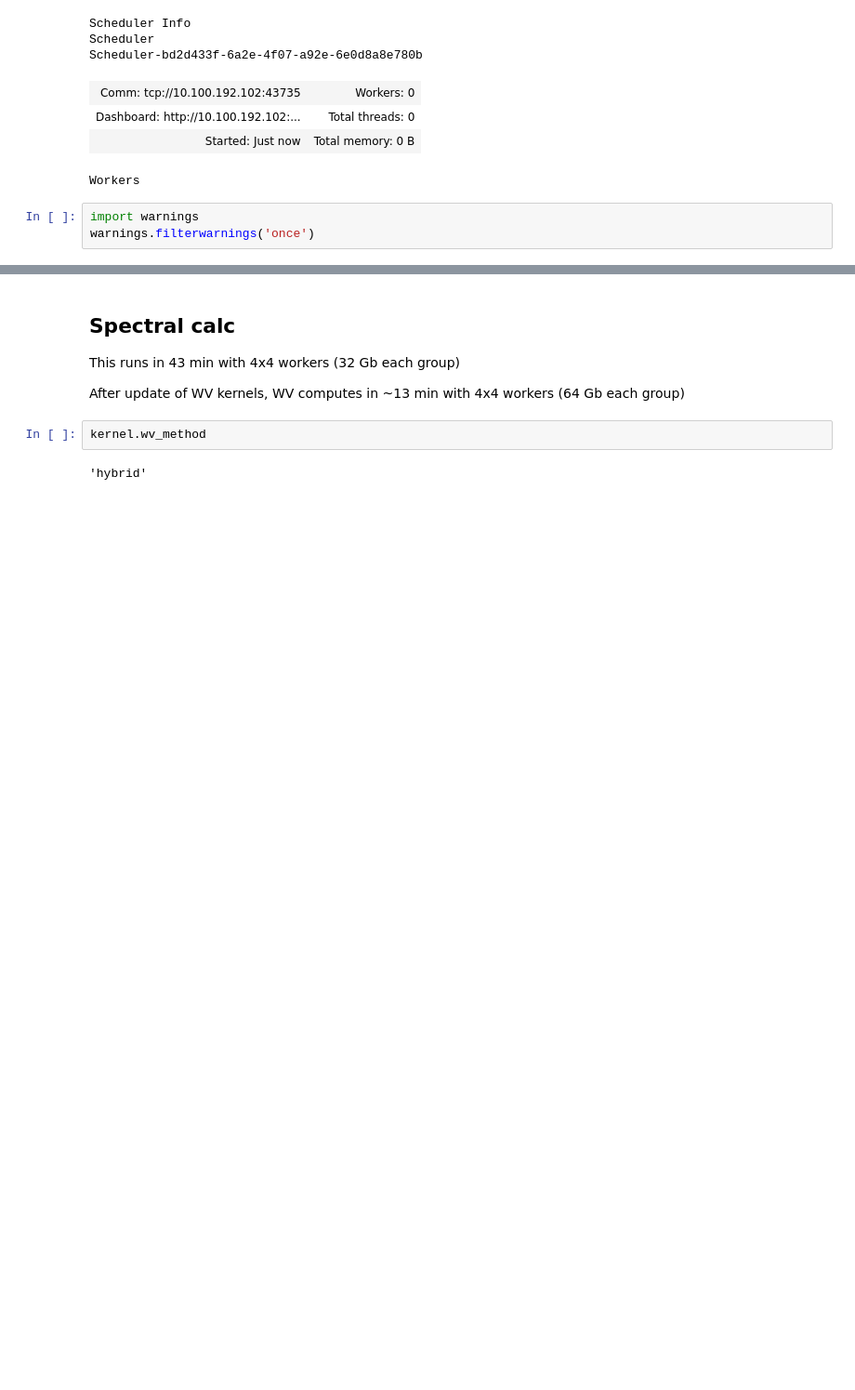
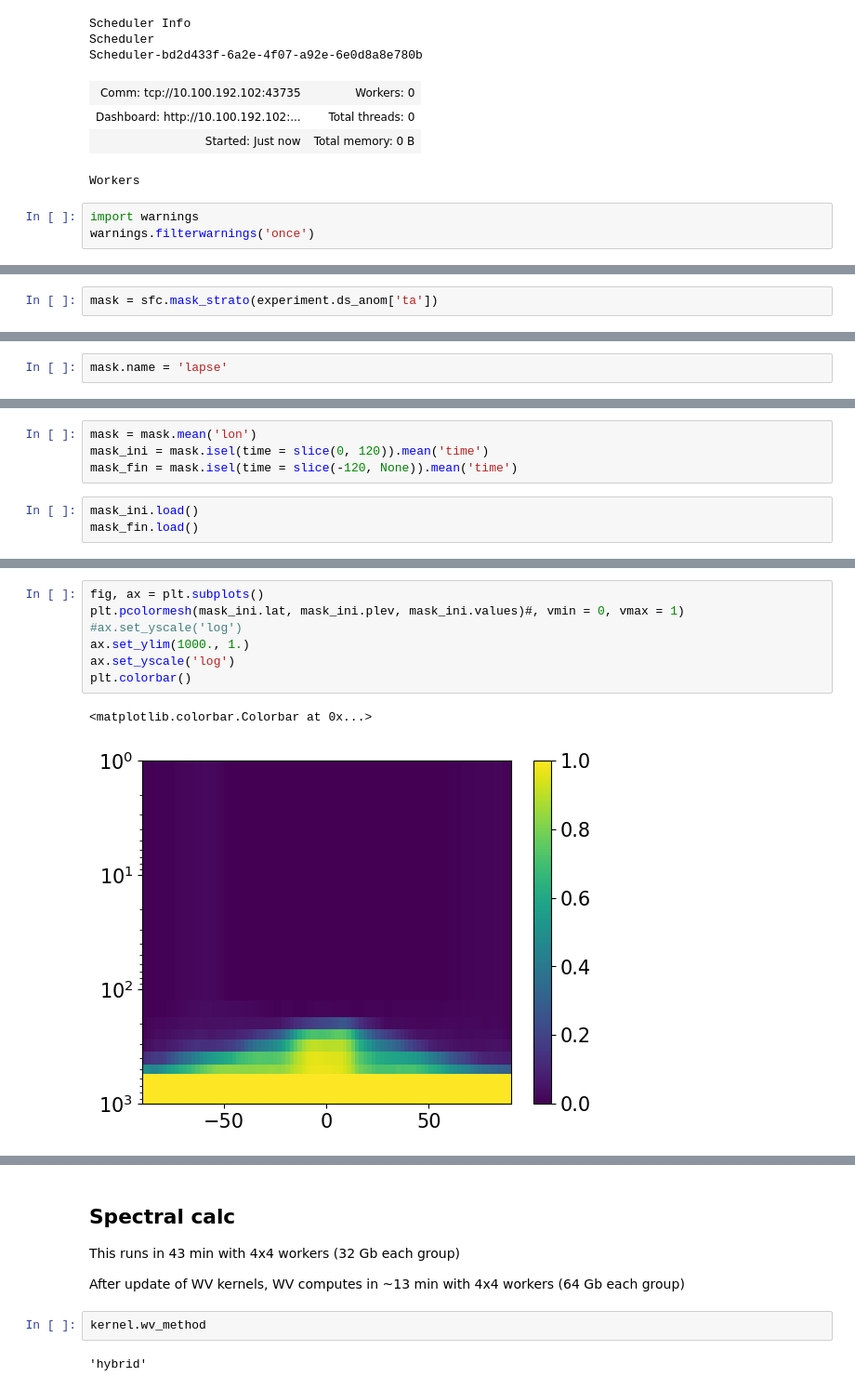
Before and after one commit to maalbanese/SpectFbCalc, a Jupyter notebook: spectfbcalc/test_kernel_spectral.ipynb, the cells around one changed output, grey strips where cells are left out. Shown at 93% size. Drawn from its saved outputs; the diff is of its cells as text; blank space fills up the shorter version.

```diff
--- a/spectfbcalc/test_kernel_spectral.ipynb
+++ b/spectfbcalc/test_kernel_spectral.ipynb
@@ -90,0 +180,2 @@ wv_vmr_log loaded
+# %%
+mask = sfc.mask_strato(experiment.ds_anom['ta'])
@@ -90,0 +230,2 @@ wv_vmr_log loaded
+# %%
+mask.name = 'lapse'
@@ -90,0 +236,7 @@ wv_vmr_log loaded
+# %%
+mask = mask.mean('lon')
+mask_ini = mask.isel(time = slice(0, 120)).mean('time')
+mask_fin = mask.isel(time = slice(-120, None)).mean('time')
+# %%
+mask_ini.load()
+mask_fin.load()
@@ -90,0 +294,10 @@ wv_vmr_log loaded
+# %%
+fig, ax = plt.subplots()
+plt.pcolormesh(mask_ini.lat, mask_ini.plev, mask_ini.values)#, vmin = 0, vmax = 1)
+#ax.set_yscale('log')
+ax.set_ylim(1000., 1.)
+ax.set_yscale('log')
+plt.colorbar()
+# %% [output]
+<matplotlib.colorbar.Colorbar at 0x...>
+[figure, added]
```
Also changed, not shown: parts of 41 cells of this notebook, 1 other file.
